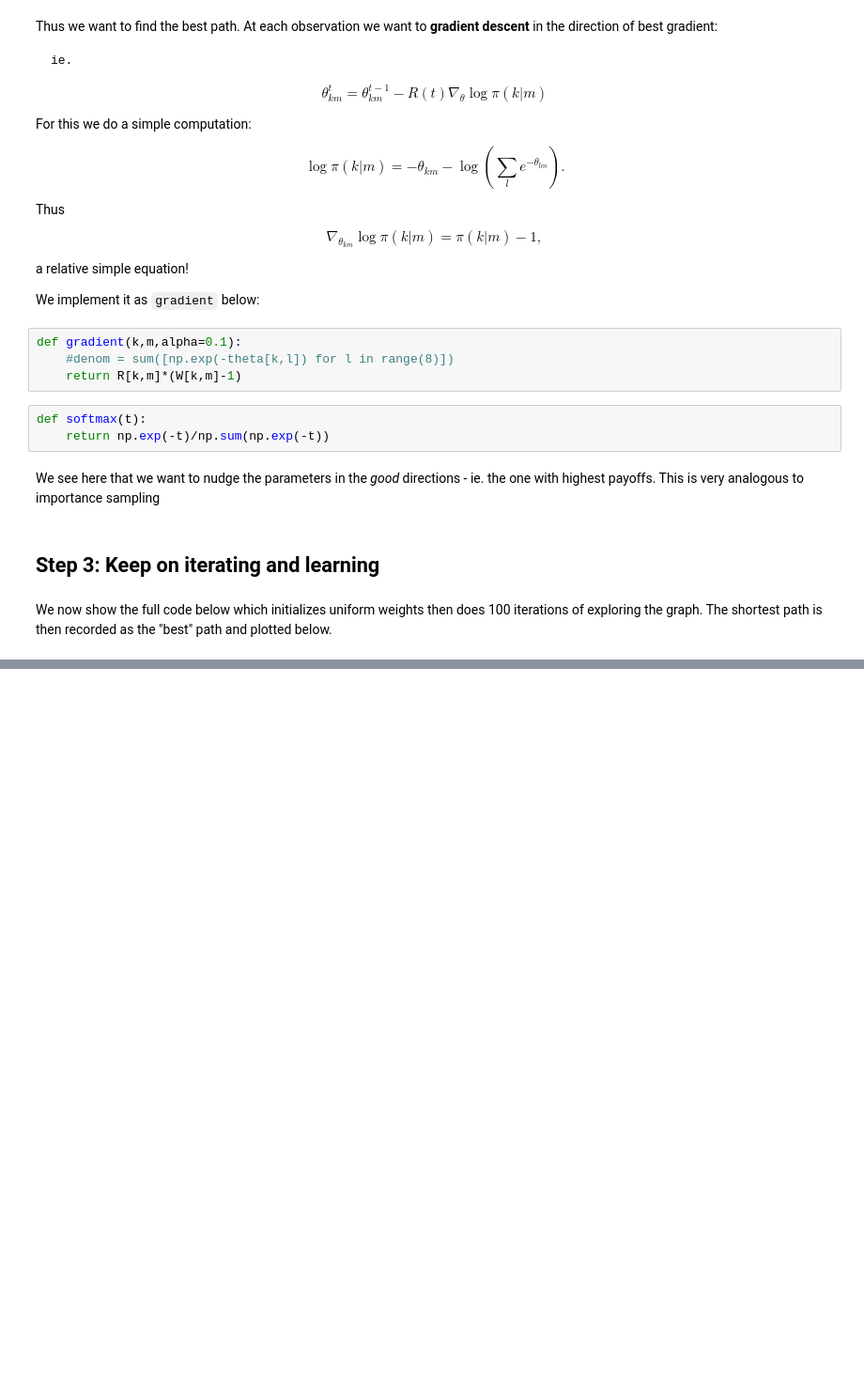
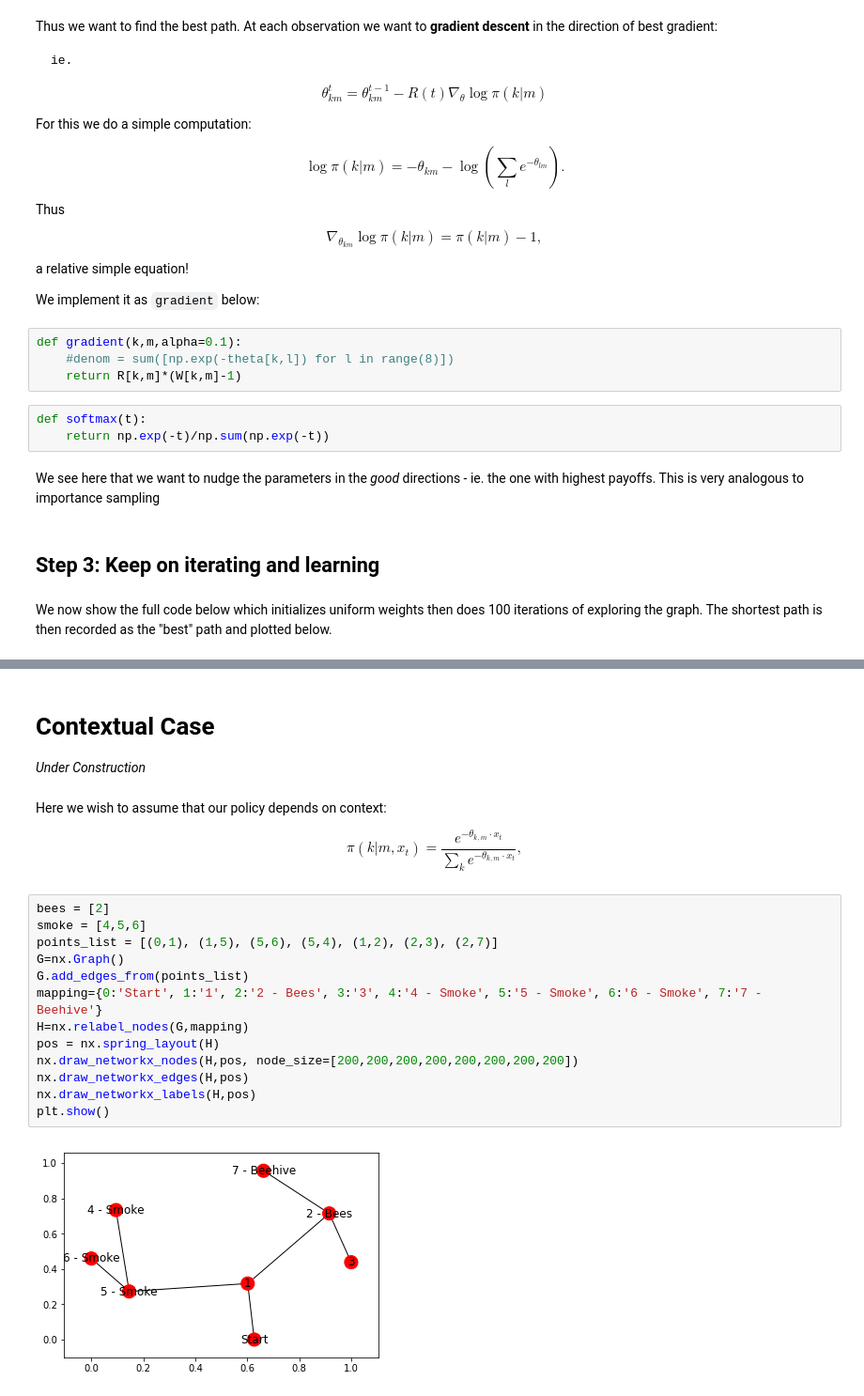
Before and after one commit to Columbia-Intro-Data-Science/APMAE4990-, a Jupyter notebook: notebooks/Markov Decision Processes via Policy Gradients.ipynb, the cells around one changed output, grey strips where cells are left out. Shown at 94% size. Drawn from its saved outputs; the diff is of its cells as text; blank space fills up the shorter version.

```diff
--- a/notebooks/Markov Decision Processes via Policy Gradients.ipynb
+++ b/notebooks/Markov Decision Processes via Policy Gradients.ipynb
@@ -252,0 +273,23 @@ Found best path [(0, 1), (1, 2), (2, 7)] after 6 simulations
+# %% [markdown]
+# Contextual Case
+
+*Under Construction*
+# %% [markdown]
+Here we wish to assume that our policy depends on context:
+
+$$ \pi (k \lvert m, x_t ) = \frac{e^{-\theta_{k,m} \cdot x_t}}{\sum_k e^{-\theta_{k,m} \cdot x_t}},$$
+# %%
+bees = [2]
+smoke = [4,5,6]
+points_list = [(0,1), (1,5), (5,6), (5,4), (1,2), (2,3), (2,7)]
+G=nx.Graph()
+G.add_edges_from(points_list)
+mapping={0:'Start', 1:'1', 2:'2 - Bees', 3:'3', 4:'4 - Smoke', 5:'5 - Smoke', 6:'6 - Smoke', 7:'7 - Beehive'}
+H=nx.relabel_nodes(G,mapping)
+pos = nx.spring_layout(H)
+nx.draw_networkx_nodes(H,pos, node_size=[200,200,200,200,200,200,200,200])
+nx.draw_networkx_edges(H,pos)
+nx.draw_networkx_labels(H,pos)
+plt.show()
+# %% [output]
+[figure, added]
```
Also changed, not shown: parts of 4 cells of this notebook, 12 other files.
